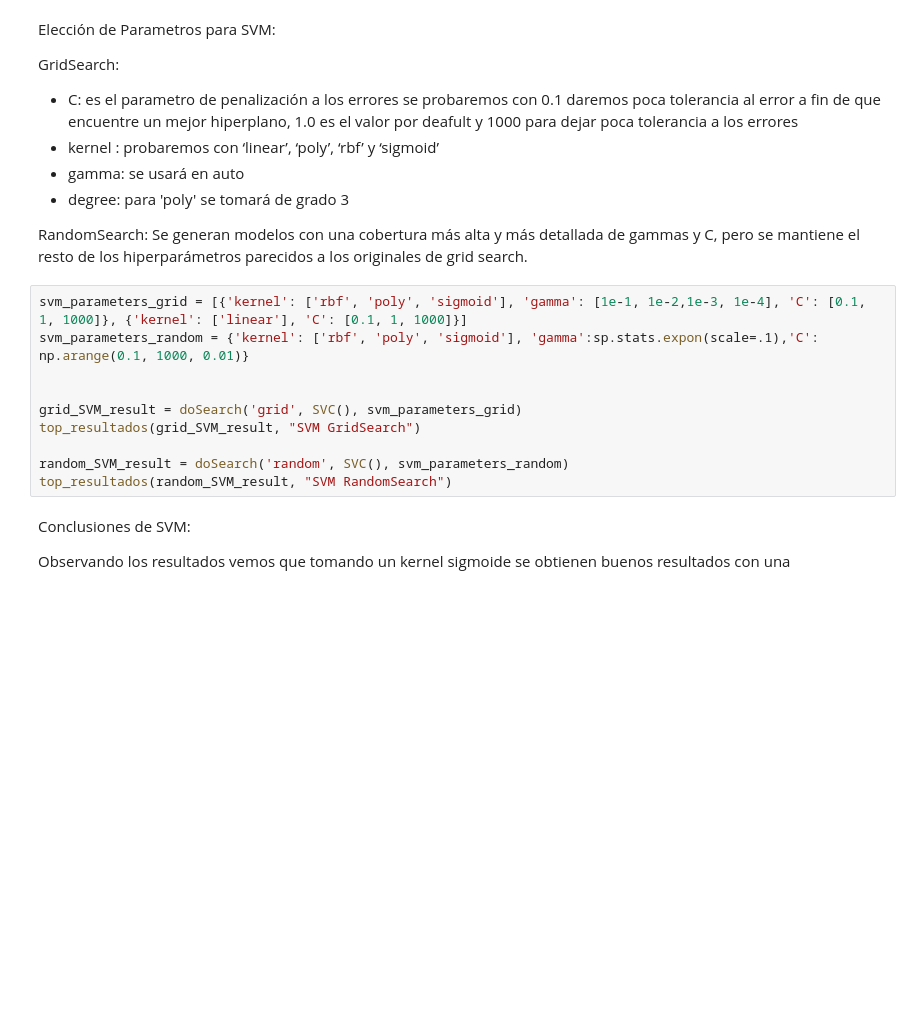
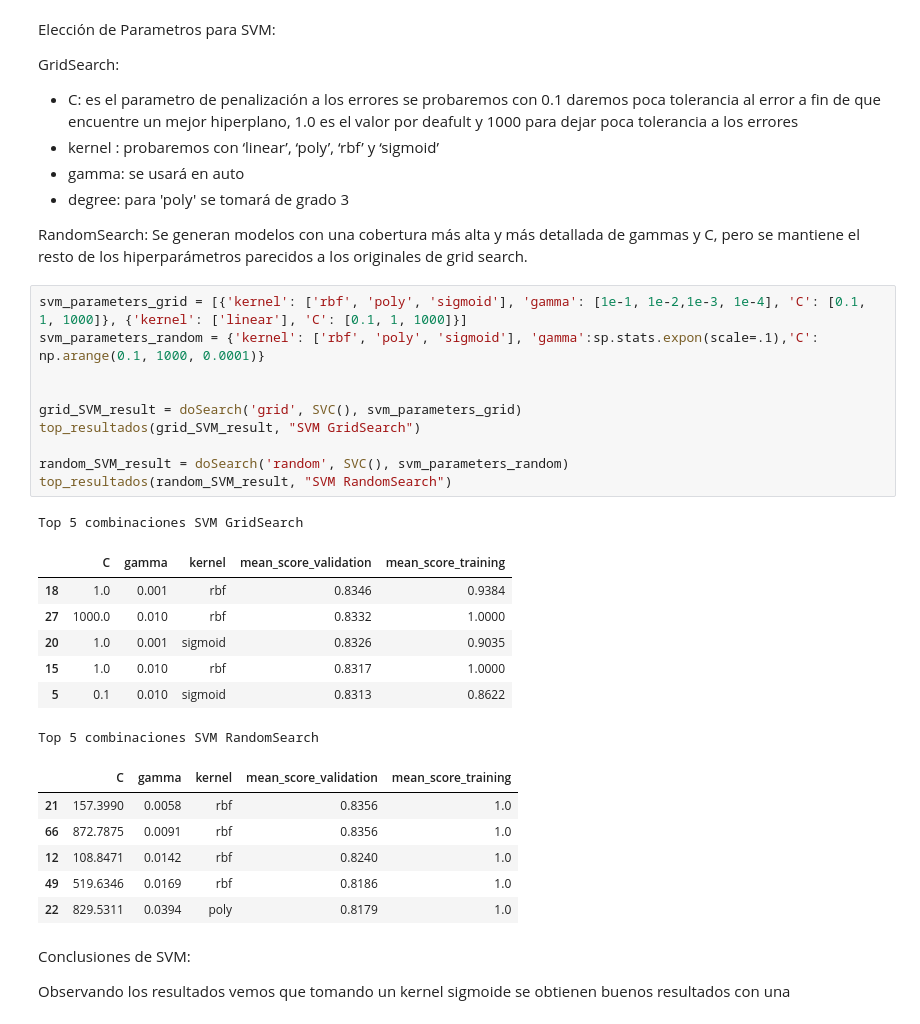
Before and after one commit to cosa65/aprendizajeAutomatico, a Jupyter notebook: TP1/TP1.ipynb, the cells around one changed output. Cells and saved outputs as stored; diff of their text form; blank space fills up the shorter version.

```diff
--- a/TP1/TP1.ipynb
+++ b/TP1/TP1.ipynb
@@ -915,14 +967,29 @@ RandomSearch:
 Se generan modelos con una cobertura más alta y más detallada de gammas y C, pero se mantiene el resto de los hiperparámetros parecidos a los originales de grid search.
 # %%
 svm_parameters_grid = [{'kernel': ['rbf', 'poly', 'sigmoid'], 'gamma': [1e-1, 1e-2,1e-3, 1e-4], 'C': [0.1, 1, 1000]}, {'kernel': ['linear'], 'C': [0.1, 1, 1000]}]
-svm_parameters_random = {'kernel': ['rbf', 'poly', 'sigmoid'], 'gamma':sp.stats.expon(scale=.1),'C': np.arange(0.1, 1000, 0.01)}
+svm_parameters_random = {'kernel': ['rbf', 'poly', 'sigmoid'], 'gamma':sp.stats.expon(scale=.1),'C': np.arange(0.1, 1000, 0.0001)}
 
 
 grid_SVM_result = doSearch('grid', SVC(), svm_parameters_grid)
 top_resultados(grid_SVM_result, "SVM GridSearch")
 
 random_SVM_result = doSearch('random', SVC(), svm_parameters_random)
 top_resultados(random_SVM_result, "SVM RandomSearch")
+# %% [output]
+Top 5 combinaciones SVM GridSearch
+|  | C | gamma | kernel | mean_score_validation | mean_score_training |
+| 18 | 1.0 | 0.001 | rbf | 0.8346 | 0.9384 |
+| 27 | 1000.0 | 0.010 | rbf | 0.8332 | 1.0000 |
+| 20 | 1.0 | 0.001 | sigmoid | 0.8326 | 0.9035 |
+| 15 | 1.0 | 0.010 | rbf | 0.8317 | 1.0000 |
+| 5 | 0.1 | 0.010 | sigmoid | 0.8313 | 0.8622 |
+Top 5 combinaciones SVM RandomSearch
+|  | C | gamma | kernel | mean_score_validation | mean_score_training |
+| 21 | 157.3990 | 0.0058 | rbf | 0.8356 | 1.0 |
+| 66 | 872.7875 | 0.0091 | rbf | 0.8356 | 1.0 |
+| 12 | 108.8471 | 0.0142 | rbf | 0.8240 | 1.0 |
+| 49 | 519.6346 | 0.0169 | rbf | 0.8186 | 1.0 |
+| 22 | 829.5311 | 0.0394 | poly | 0.8179 | 1.0 |
 # %% [markdown]
 Conclusiones de SVM:
 
```
Also changed, not shown: parts of 9 cells of this notebook.
